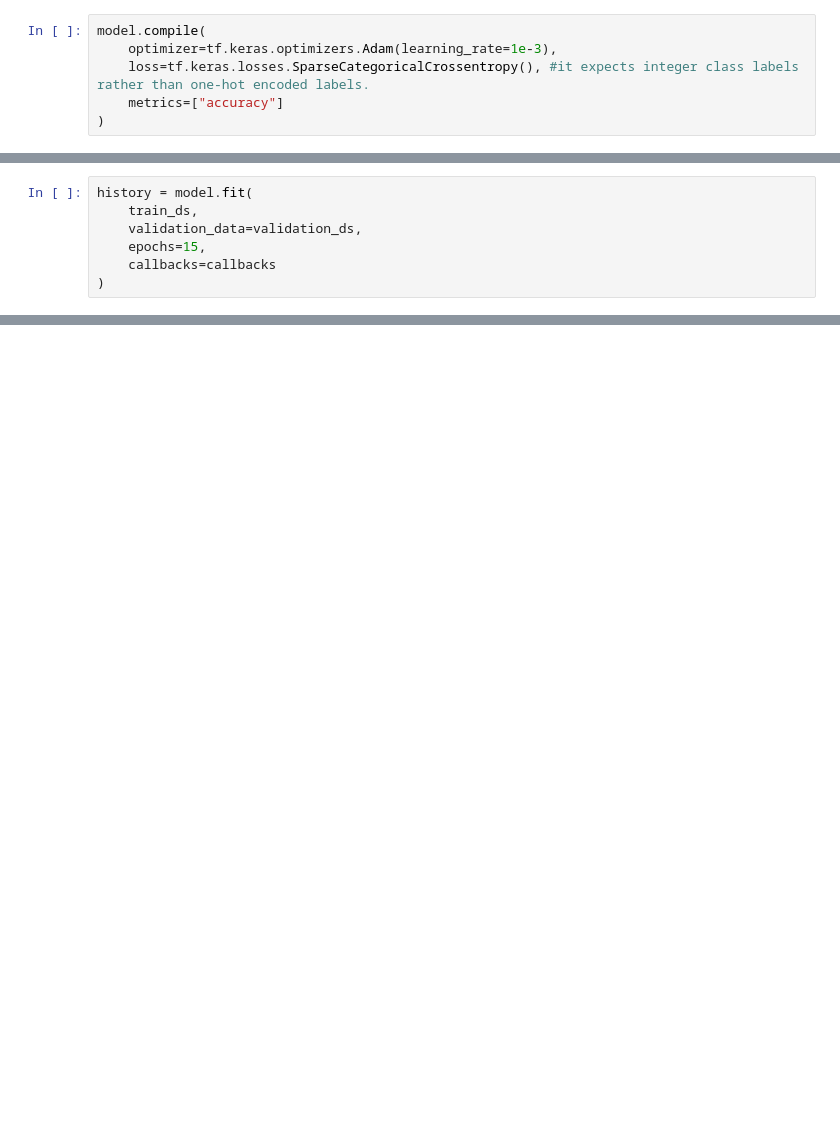
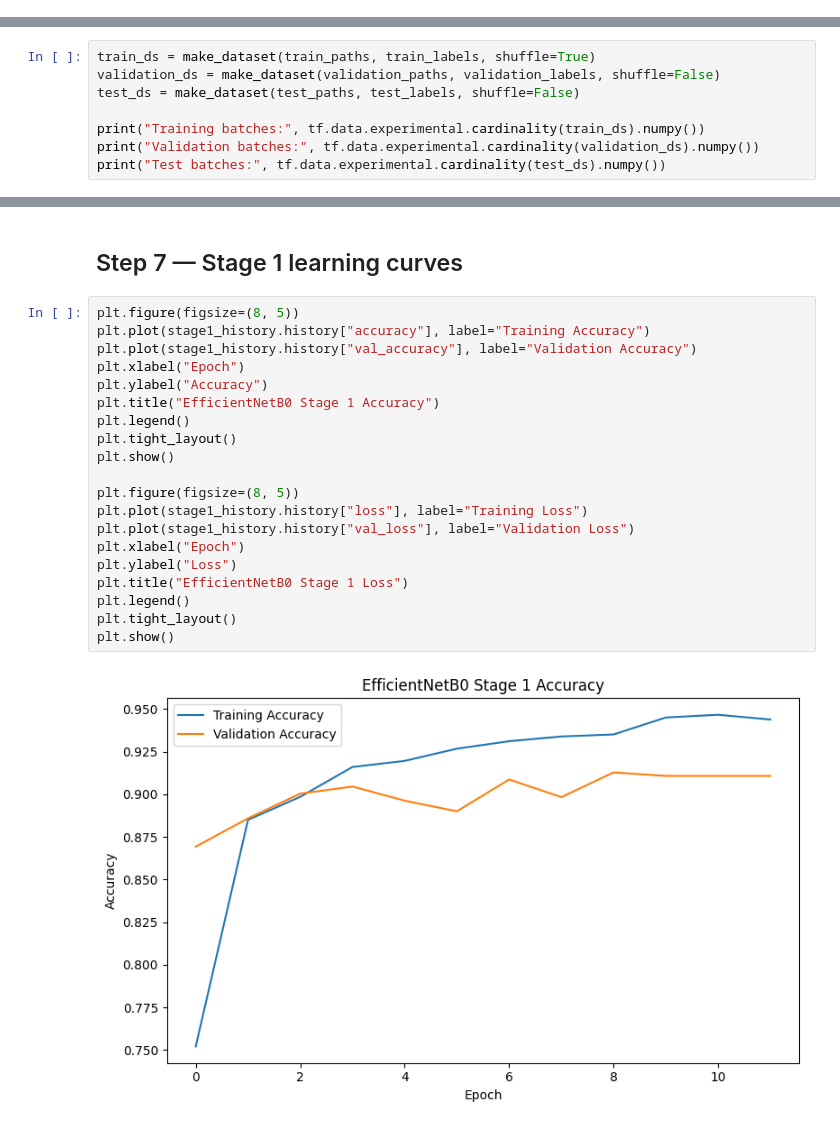
Before and after one commit to ThumulaRumesh/Smart-Homes---Indoor-Scene-Recognition-from-Images---CNN, a Jupyter notebook: 04_EfficientNetB0.ipynb, the cells around one changed output, grey strips where cells are left out. Cells and saved outputs as stored; diff of their text form; blank space fills up the shorter version.

Commit message:
Train using EfficientNetB0

```diff
--- a/04_EfficientNetB0.ipynb
+++ b/04_EfficientNetB0.ipynb
@@ -272,6 +2,0 @@ The same selected training settings are used consistently for the model comparis
-# %%
-model.compile(
-    optimizer=tf.keras.optimizers.Adam(learning_rate=1e-3),
-    loss=tf.keras.losses.SparseCategoricalCrossentropy(), #it expects integer class labels rather than one-hot encoded labels.
-    metrics=["accuracy"]
-)
@@ -317,7 +2,0 @@ The pretrained EfficientNetB0 backbone remains frozen during this training stage
-# %%
-history = model.fit(
-    train_ds,
-    validation_data=validation_ds,
-    epochs=15,
-    callbacks=callbacks
-)
@@ -758,0 +174,8 @@ EfficientNetB0 external predictions saved.
+# %%
+train_ds = make_dataset(train_paths, train_labels, shuffle=True)
+validation_ds = make_dataset(validation_paths, validation_labels, shuffle=False)
+test_ds = make_dataset(test_paths, test_labels, shuffle=False)
+
+print("Training batches:", tf.data.experimental.cardinality(train_ds).numpy())
+print("Validation batches:", tf.data.experimental.cardinality(validation_ds).numpy())
+print("Test batches:", tf.data.experimental.cardinality(test_ds).numpy())
@@ -758,0 +503,24 @@ EfficientNetB0 external predictions saved.
+# %% [markdown]
+## Step 7 — Stage 1 learning curves
+# %%
+plt.figure(figsize=(8, 5))
+plt.plot(stage1_history.history["accuracy"], label="Training Accuracy")
+plt.plot(stage1_history.history["val_accuracy"], label="Validation Accuracy")
+plt.xlabel("Epoch")
+plt.ylabel("Accuracy")
+plt.title("EfficientNetB0 Stage 1 Accuracy")
+plt.legend()
+plt.tight_layout()
+plt.show()
+
+plt.figure(figsize=(8, 5))
+plt.plot(stage1_history.history["loss"], label="Training Loss")
+plt.plot(stage1_history.history["val_loss"], label="Validation Loss")
+plt.xlabel("Epoch")
+plt.ylabel("Loss")
+plt.title("EfficientNetB0 Stage 1 Loss")
+plt.legend()
+plt.tight_layout()
+plt.show()
+# %% [output]
+[figure, added]
```
Also changed, not shown: parts of 86 cells of this notebook.
